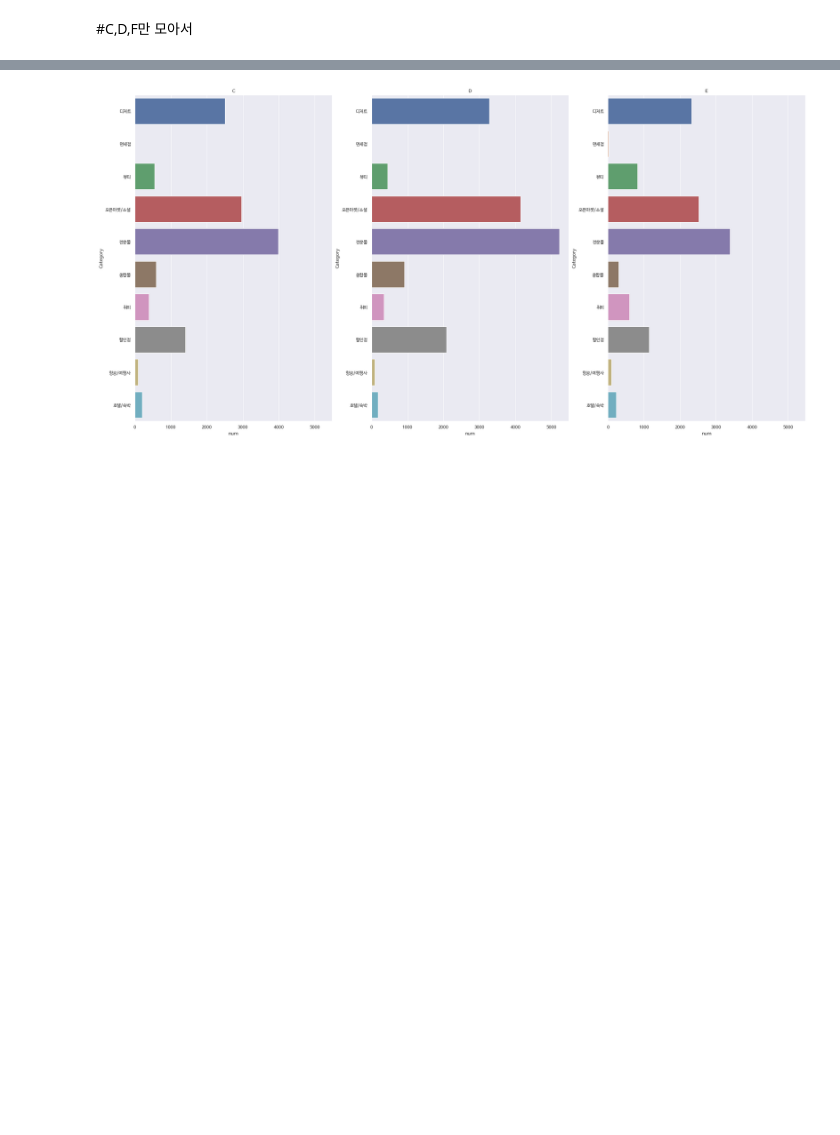
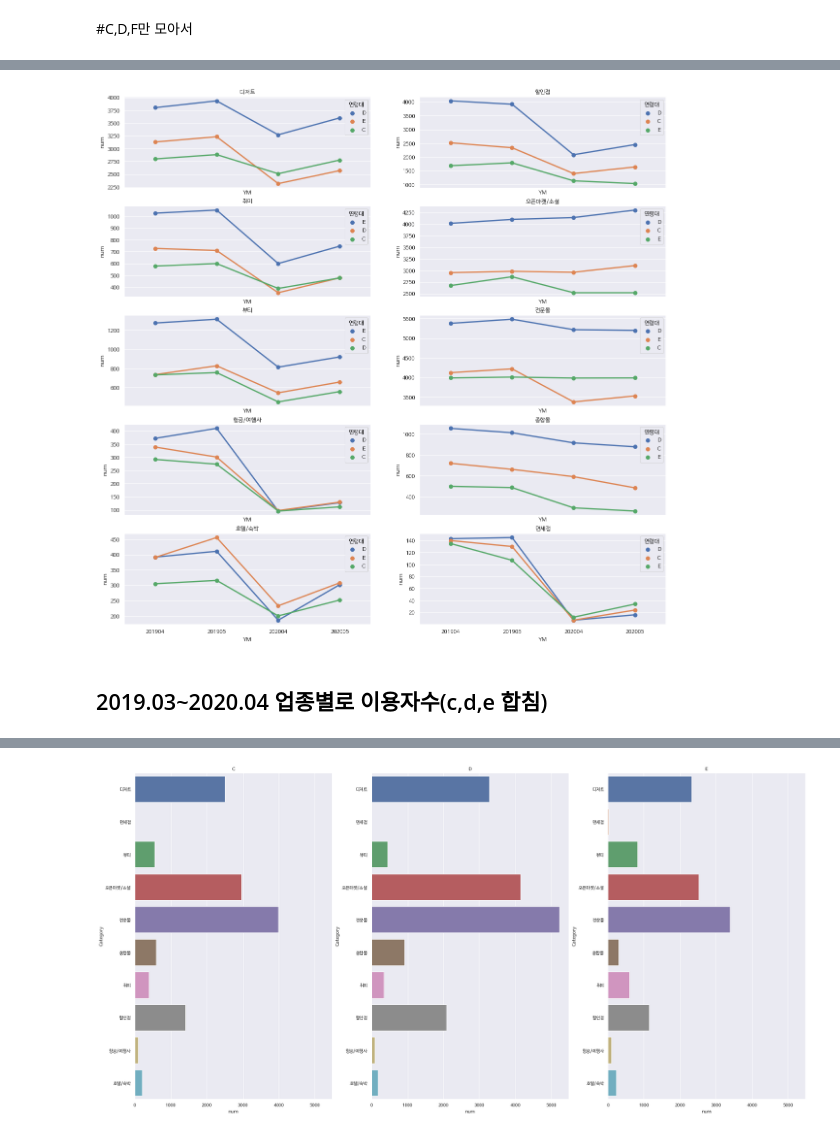
Before and after one commit to danbikiki/machine-learning, a Jupyter notebook: 삼성카드_시각화.ipynb, the cells around one changed output, grey strips where cells are left out. Drawn from its saved outputs; the diff is of its cells as text; code cells hidden in the pictures; blank space fills up the shorter version.

```diff
--- a/삼성카드_시각화.ipynb
+++ b/삼성카드_시각화.ipynb
@@ -391,0 +399,45 @@ Name: Category, dtype: bool
+# %%
+df_cde_cate=pd.DataFrame(df_cde_cate)
+# %%
+df_cde_cate.rename(columns={'연령대':'num'},inplace=True)
+# %%
+df_cde_cate=df_cde_cate.reset_index()
+# %%
+df_cde_dessert=df_cde_cate[df_cde_cate['Category']=='디저트']
+df_cde_sale=df_cde_cate[df_cde_cate['Category']=='할인점']
+df_cde_hobby=df_cde_cate[df_cde_cate['Category']=='취미']
+df_cde_open=df_cde_cate[df_cde_cate['Category']=='오픈마켓/소셜']
+df_cde_beauty=df_cde_cate[df_cde_cate['Category']=='뷰티']
+df_cde_mall=df_cde_cate[df_cde_cate['Category']=='전문몰']
+df_cde_air=df_cde_cate[df_cde_cate['Category']=='항공/여행사']
+df_cde_overall=df_cde_cate[df_cde_cate['Category']=='종합몰']
+df_cde_hotel=df_cde_cate[df_cde_cate['Category']=='호텔/숙박']
+df_cde_duty=df_cde_cate[df_cde_cate['Category']=='면세점']
+# %%
+f,axes=plt.subplots(5,2,figsize=(20,20),sharex=True)
+sns.set()
+plt.rc('font', family='NanumBarunGothic')
+a=sns.pointplot(x='YM',y='num',hue='연령대',data=df_cde_dessert,ax=axes[0,0])
+a.title.set_text('디저트')
+b=sns.pointplot(x='YM',y='num',hue='연령대',data=df_cde_sale,ax=axes[0,1])
+b.title.set_text('할인점')
+c=sns.pointplot(x='YM',y='num',hue='연령대',data=df_cde_hobby,ax=axes[1,0])
+c.title.set_text('취미')
+d=sns.pointplot(x='YM',y='num',hue='연령대',data=df_cde_open,ax=axes[1,1])
+d.title.set_text('오픈마켓/소셜')
+e=sns.pointplot(x='YM',y='num',hue='연령대',data=df_cde_beauty,ax=axes[2,0])
+e.title.set_text('뷰티')
+f=sns.pointplot(x='YM',y='num',hue='연령대',data=df_cde_mall,ax=axes[2,1])
+f.title.set_text('전문몰')
+g=sns.pointplot(x='YM',y='num',hue='연령대',data=df_cde_air,ax=axes[3,0])
+g.title.set_text('항공/여행사')
+h=sns.pointplot(x='YM',y='num',hue='연령대',data=df_cde_overall,ax=axes[3,1])
+h.title.set_text('종합몰')
+i=sns.pointplot(x='YM',y='num',hue='연령대',data=df_cde_hotel,ax=axes[4,0])
+i.title.set_text('호텔/숙박')
+j=sns.pointplot(x='YM',y='num',hue='연령대',data=df_cde_duty,ax=axes[4,1])
+j.title.set_text('면세점')
+# %% [output]
+[figure, added]
+# %% [markdown]
+## 2019.03~2020.04 업종별로 이용자수(c,d,e 합침)
```
Also changed, not shown: parts of 31 cells of this notebook.
